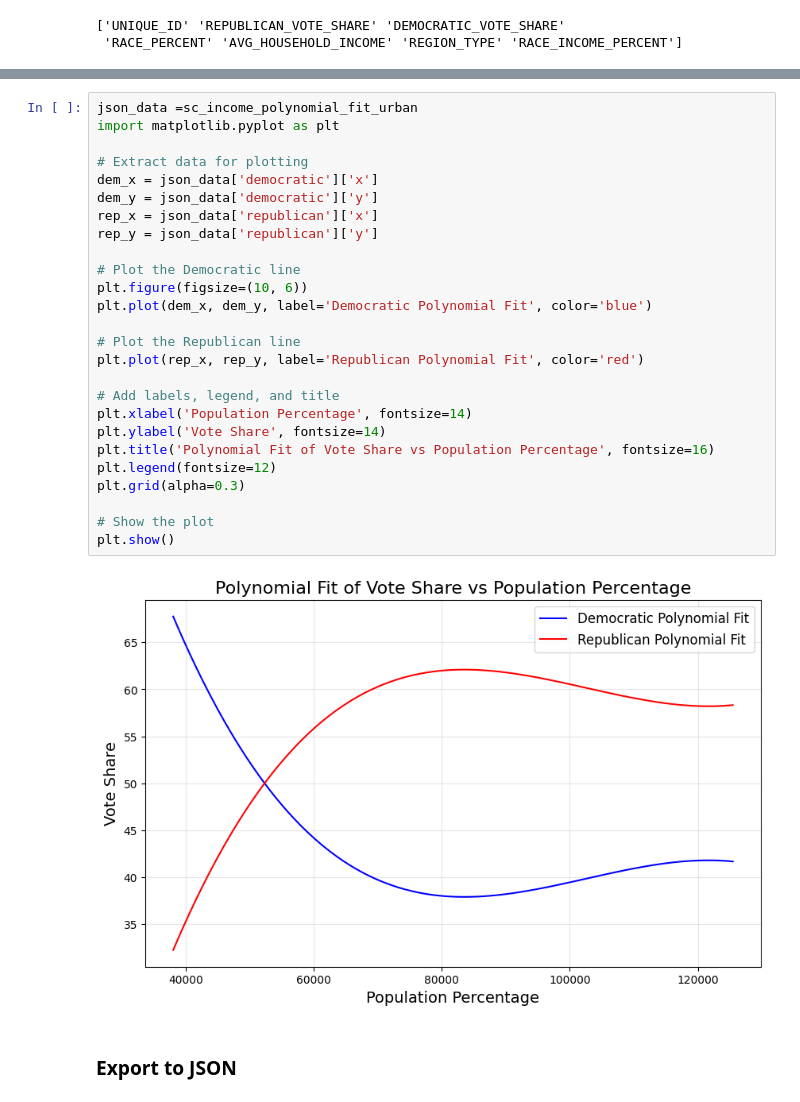
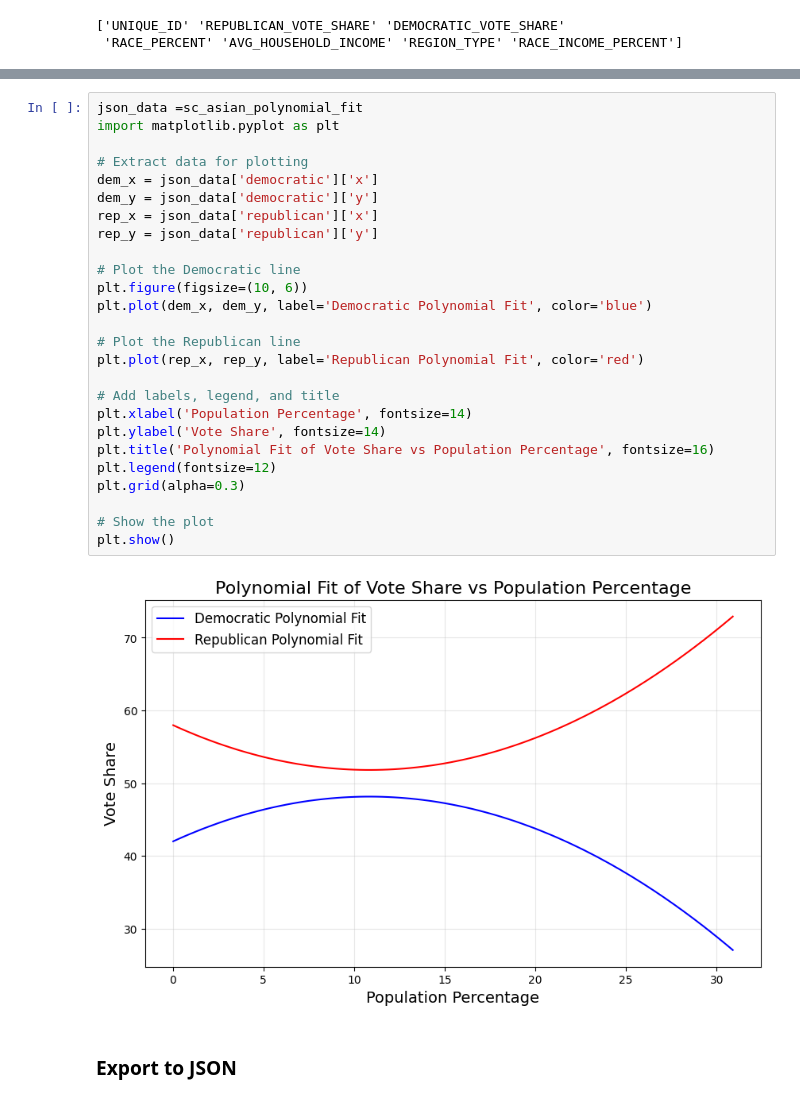
Before and after one commit to SBU-CSE-416/votifier, a Jupyter notebook: server/data/preprocess_gingles.ipynb, the cells around one changed output, grey strips where cells are left out. Drawn from its saved outputs; the diff is of its cells as text.

```diff
--- a/server/data/preprocess_gingles.ipynb
+++ b/server/data/preprocess_gingles.ipynb
@@ -251,31 +251,31 @@ sc_hispanic_income_polynomial_fit = get_polynomial_fit_json(sc_hispanic_pop_vote
 # %%
-json_data =sc_income_polynomial_fit_urban
+json_data =sc_asian_polynomial_fit
 import matplotlib.pyplot as plt
 
 # Extract data for plotting
 dem_x = json_data['democratic']['x']
 dem_y = json_data['democratic']['y']
 rep_x = json_data['republican']['x']
 rep_y = json_data['republican']['y']
 
 # Plot the Democratic line
 plt.figure(figsize=(10, 6))
 plt.plot(dem_x, dem_y, label='Democratic Polynomial Fit', color='blue')
 
 # Plot the Republican line
 plt.plot(rep_x, rep_y, label='Republican Polynomial Fit', color='red')
 
 # Add labels, legend, and title
 plt.xlabel('Population Percentage', fontsize=14)
 plt.ylabel('Vote Share', fontsize=14)
 plt.title('Polynomial Fit of Vote Share vs Population Percentage', fontsize=16)
 plt.legend(fontsize=12)
 plt.grid(alpha=0.3)
 
 # Show the plot
 plt.show()
 # %% [output]
-[figure, old version]
+[figure, new version]
 # %% [markdown]
 ### Export to JSON
 # %%
```
Also changed, not shown: parts of 7 cells of this notebook, 1 other file.
